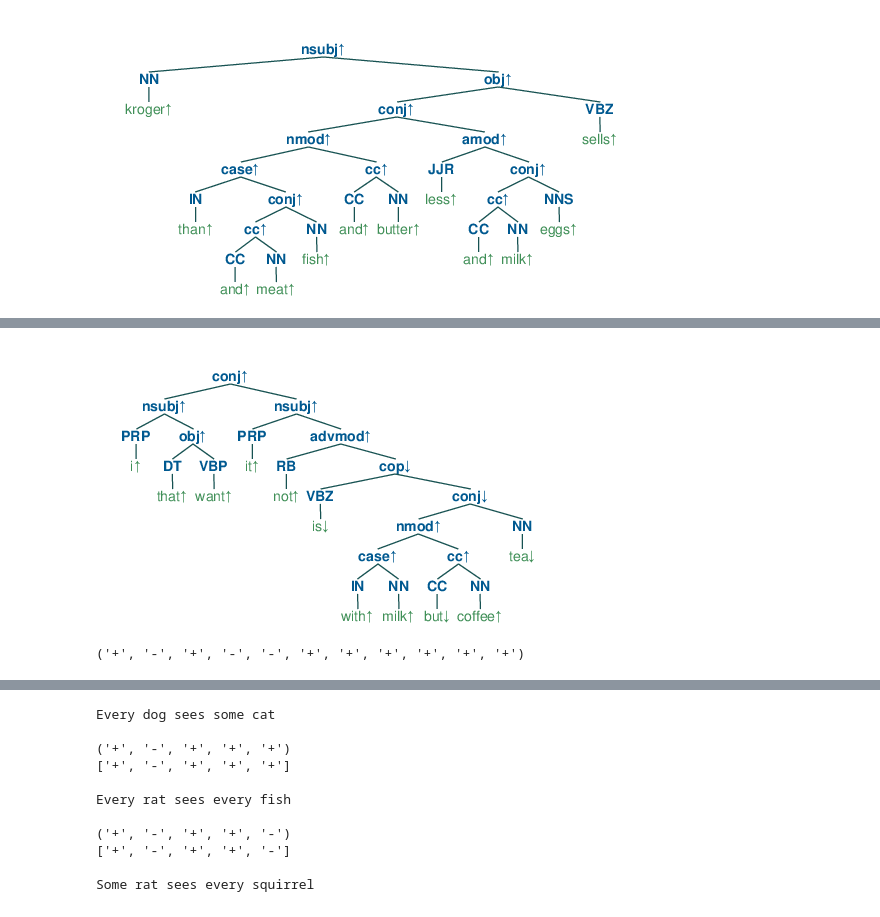
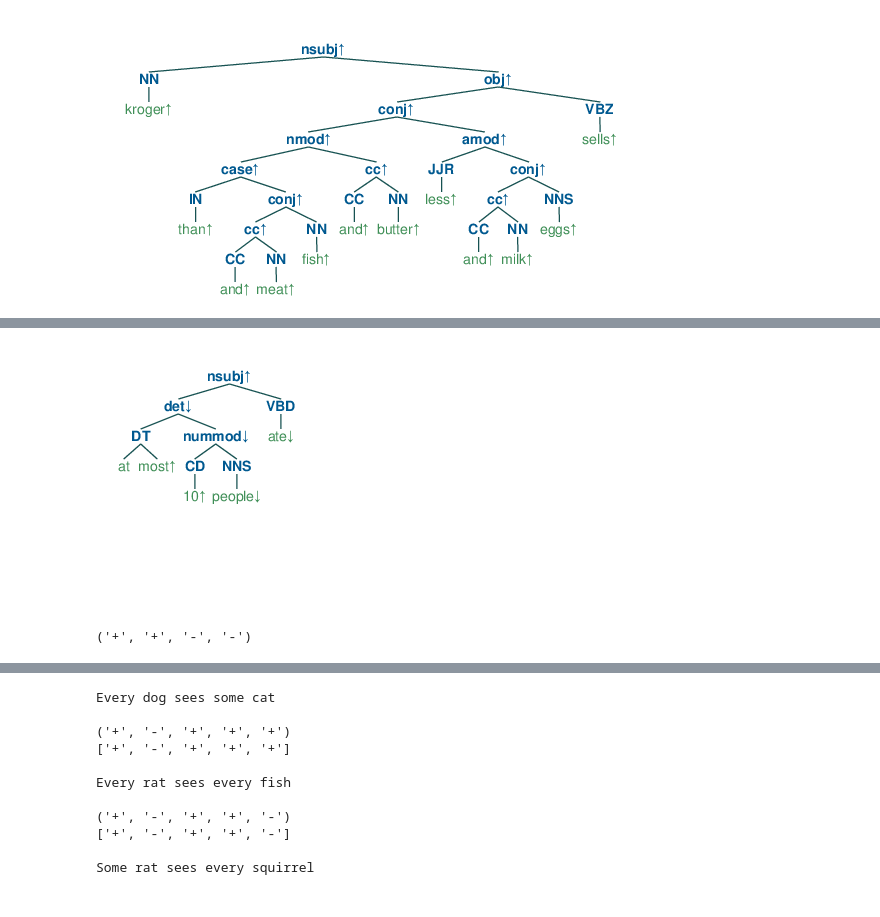
Before and after one commit to eric11eca/NeuralLog, a Jupyter notebook: src/Udep2Mono.ipynb, the cells around one changed output, grey strips where cells are left out. Drawn from its saved outputs; the diff is of its cells as text; code cells hidden in the pictures.

```diff
--- a/src/Udep2Mono.ipynb
+++ b/src/Udep2Mono.ipynb
@@ -1165,11 +1157,11 @@ class PolarizationPipeline:
 
         binary_dep, relation = self.binarizer.binarization()
         if self.verbose == 2:
-            self.postprocess(binary_dep, replaced)
+            self.postprocess(binary_dep)
         return binary_dep, relation
 
-    def postprocess(self, tree, replaced, svg=False):
-        sexpression = btree2list(tree, replaced, 0)
+    def postprocess(self, tree, svg=False):
+        sexpression = btree2list(tree, 0)
         if not svg:
             sexpression = '[%s]' % ', '.join(
                 map(str, sexpression)).replace(",", " ").replace("'", "")
@@ -1182,17 +1174,24 @@ class PolarizationPipeline:
 
         self.polarizer.polarize_deptree()
         if self.verbose == 2:
-            self.postprocess(binary_dep, replaced)
+            self.postprocess(binary_dep)
         elif self.verbose == 1:
-            polarized = self.postprocess(binary_dep, replaced)
+            polarized = self.postprocess(binary_dep)
             svgling.draw_tree(polarized)
             #jupyter_draw_rsyntax_tree(polarized)
             #btreeViz = Tree.fromstring(polarized.replace('[', '(').replace(']', ')'))
             #jupyter_draw_nltk_tree(btreeViz)
 
+    def modify_replacement(self, tree, replace):
+        if str((tree.val,tree.id)) in replace:
+            tree.val = replace[str((tree.val,tree.id))]
+
+        if tree.is_tree:
+            self.modify_replacement(tree.left, replace)
+            self.modify_replacement(tree.right, replace)
+
     def single_polarization(self, sentence):
         parsed, replaced = dependency_parse(sentence, self.parser)
-
         binary_dep, relation = self.run_binarization(
             parsed, replaced, sentence)
         self.run_polarization(binary_dep, relation, replaced, sentence)
@@ -1201,6 +1200,8 @@ class PolarizationPipeline:
         if self.verbose == 2:
             annotated_sent = ' '.join([word[0] for word in annotated.keys()])
             self.annotated_sentences.append(annotated_sent)
+
+        self.modify_replacement(self.polarizer.dependtree, replaced)
 
         return {
             'original': sentence,
@@ -1223,7 +1224,7 @@ from svgling.figure import Caption, SideBySide, RowByRow
 
 # test comparative numerical inference
 sentences = ["John is less than 2 years older",
-             "Number 5 is greater than 4",
+             "A Number 5 is greater than 4",
              "The exam is shorter than 5 hours",
              "New York has more buildings than Dallas",
              "There are some amazing hikes around Mt Fuji"]
@@ -1233,7 +1234,7 @@ pipeline = PolarizationPipeline(verbose=0)
 tree_visuals = []
 for sentence in sentences:
     annotation = pipeline.single_polarization(sentence)
-    tree1 = pipeline.postprocess(annotation["polarized_tree"], [])
+    tree1 = pipeline.postprocess(annotation["polarized_tree"])
     btree = Tree.fromstring(tree1.replace('[', '(').replace(']', ')'))
     tree_visuals.append(svgling.draw_tree(tree1))
     jupyter_draw_nltk_tree(btree)
@@ -1253,10 +1254,19 @@ sentences = ["Less cat than dog eat meat",
 pipeline = PolarizationPipeline(verbose=0)
 for sentence in sentences:
     annotation = pipeline.single_polarization(sentence)
-    tree1 = pipeline.postprocess(annotation["polarized_tree"],[])
+    tree1 = pipeline.postprocess(annotation["polarized_tree"])
     btree = Tree.fromstring(tree1.replace('[', '(').replace(']', ')'))
     jupyter_draw_nltk_tree(btree)
 # %% [output]
 [figure]
 [figure]
 [figure]
+# %%
+sentences = ["Tom didn't really enjoy studying French"]
+pipeline = PolarizationPipeline(verbose=0)
+for sentence in sentences:
+    annotation = pipeline.single_polarization(sentence)
+    tree = pipeline.postprocess(annotation["polarized_tree"])
+    btree = Tree.fromstring(tree.replace('[', '(').replace(']', ')'))
+    jupyter_draw_nltk_tree(btree)
+    print(list(zip(*annotation['annotated'].popkeys()))[2])
@@ -1263,12 +1276,12 @@ for sentence in sentences:
 # %%
-sentences = ["It is not tea, but coffee with milk, that I want"]
+sentences = ["at most 10 people ate"]
 pipeline = PolarizationPipeline(verbose=0)
 for sentence in sentences:
     annotation = pipeline.single_polarization(sentence)
-    tree = pipeline.postprocess(annotation["polarized_tree"],[])
+    tree = pipeline.postprocess(annotation["polarized_tree"])
     btree = Tree.fromstring(tree.replace('[', '(').replace(']', ')'))
     jupyter_draw_nltk_tree(btree)
     print(list(zip(*annotation['annotated'].popkeys()))[2])
 # %% [output]
-[figure, old version]
+[figure, new version]
-('+', '-', '+', '-', '-', '+', '+', '+', '+', '+', '+')
+('+', '+', '-', '-')
```
Also changed, not shown: parts of 10 cells of this notebook, 5 other files.
